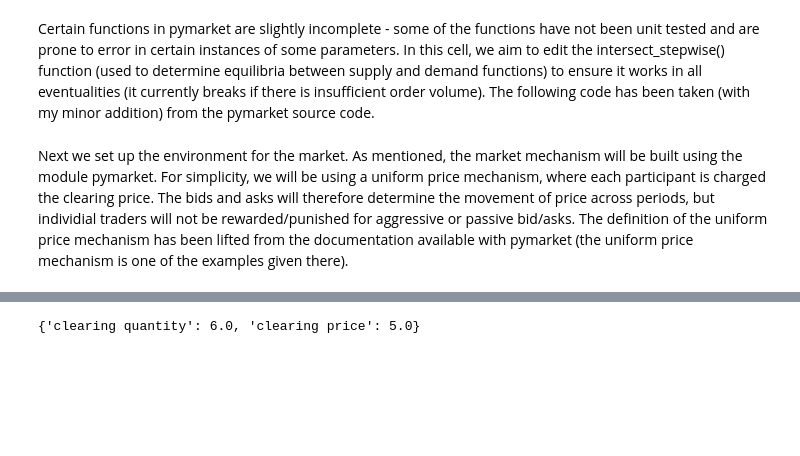
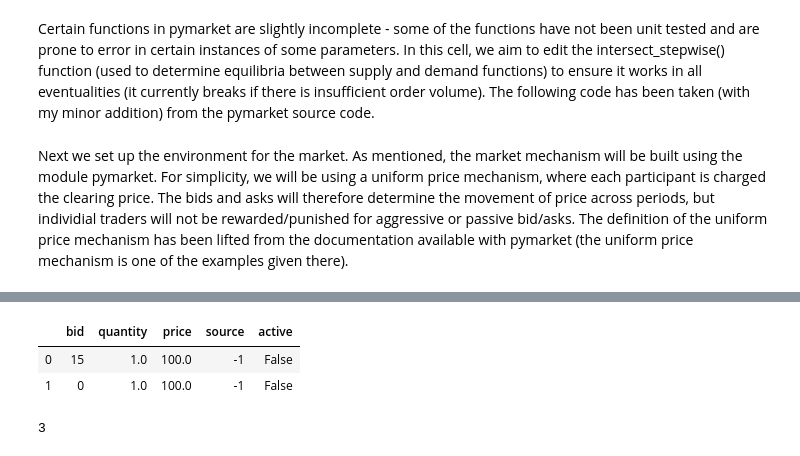
Before and after one commit to karansgarg/rae_repo, a Jupyter notebook: market_simulation.ipynb, the cells around one changed output, grey strips where cells are left out. Drawn from its saved outputs; the diff is of its cells as text; code cells hidden in the pictures; blank space fills up the shorter version.

```diff
--- a/market_simulation.ipynb
+++ b/market_simulation.ipynb
@@ -642,8 +578,10 @@ transactions, extras = mar.run("uniform")
 # %%
-#transactions.get_df()
-extras
+transactions.get_df()
+#extras
 # %% [output]
-{'clearing quantity': 6.0, 'clearing price': 5.0}
+|  | bid | quantity | price | source | active |
+| 0 | 15 | 1.0 | 100.0 | -1 | False |
+| 1 | 0 | 1.0 | 100.0 | -1 | False |
 # %%
 traders = []
 orders = []
@@ -667,3 +605,15 @@ for period in range(10):
     for order in orders:
         mar.accept_bid(*bid)
     transactions, extras = mar.run("uniform")
+# %%
+def test():
+    x = 1
+    return x
+
+def test2():
+    return 2 + test()
+
+var = test2()
+print(var)
+# %% [output]
+3
```
Also changed, not shown: parts of 5 cells of this notebook.
